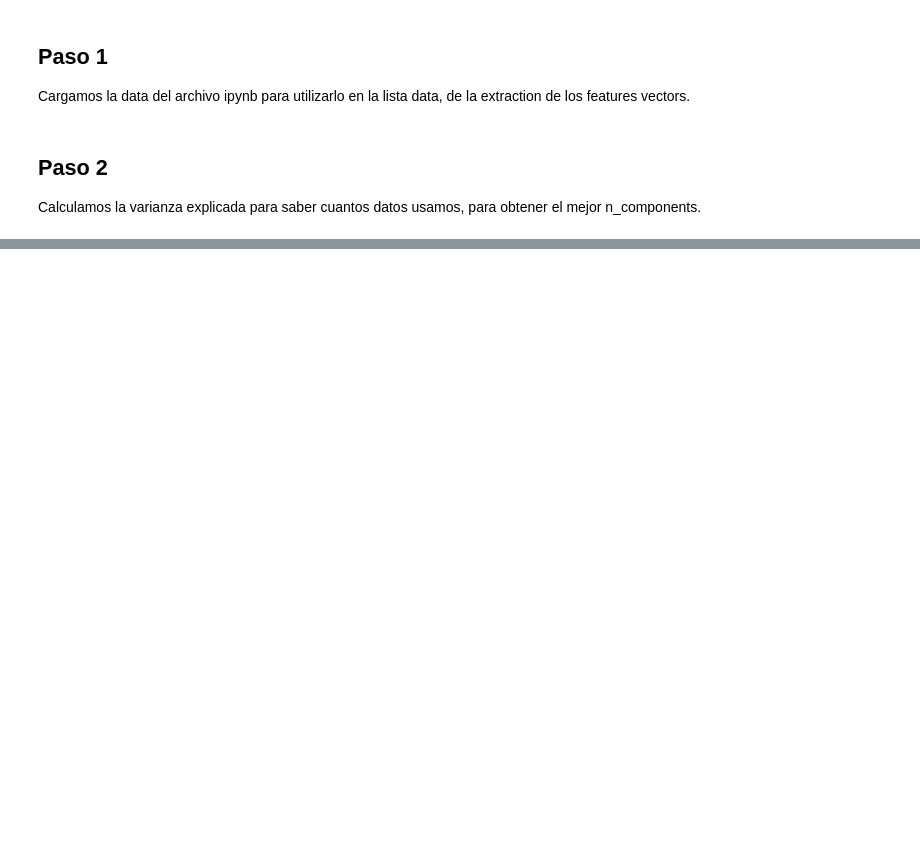
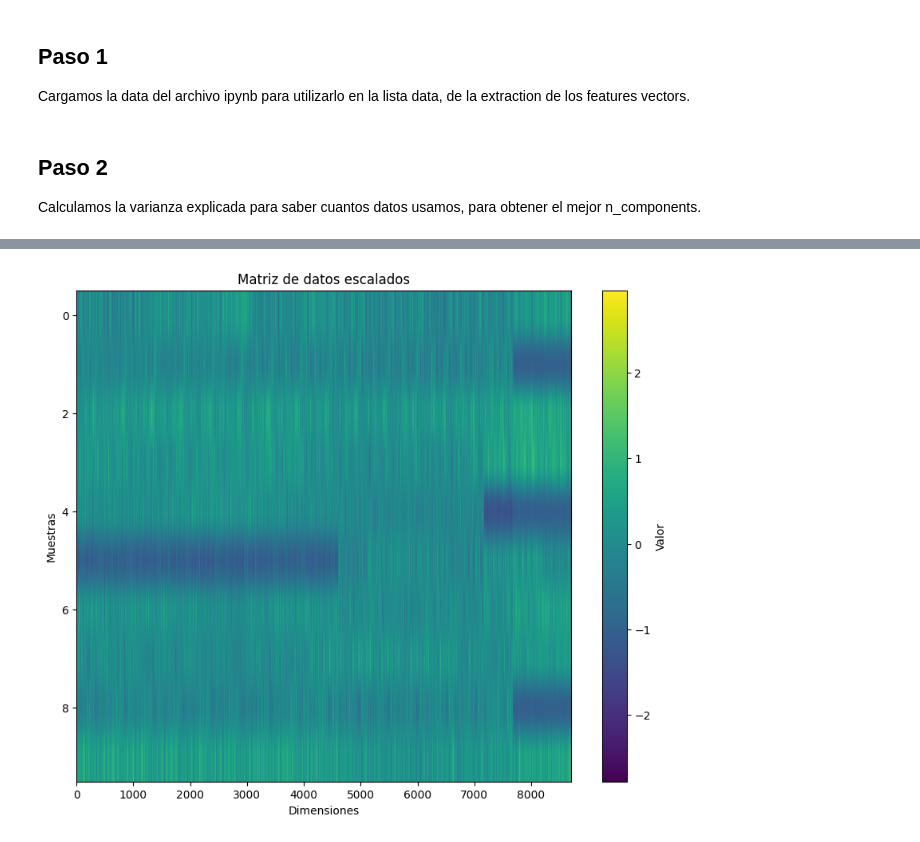
Before and after one commit to andrewkc/ml-project-3, a Jupyter notebook: part-3.ipynb, the cells around one changed output, grey strips where cells are left out. Cells and saved outputs as stored; diff of their text form; code cells hidden in the pictures; blank space fills up the shorter version.

```diff
--- a/part-3.ipynb
+++ b/part-3.ipynb
@@ -166,0 +29,24 @@ print(pca_components_save)
+# %%
+#Tamaño promedio obtenido de los tamaños
+scaler = StandardScaler()
+total_elements = sum(data.size for data in data_list)
+average_size = total_elements // len(data_list)
+
+resized_data_list = []
+for data in data_list:
+    flat_data = data.flatten()
+    if flat_data.size < average_size:
+        padded_data = np.pad(flat_data, (0, average_size - flat_data.size), mode='constant')
+    else:
+        padded_data = flat_data[:average_size]
+    resized_data_list.append(padded_data)
+
+scaled_data = scaler.fit_transform(resized_data_list)
+cov_matrix = np.cov(scaled_data.T)
+
+
+singular_values = np.linalg.svd(scaled_data, full_matrices=False, compute_uv=False)
+explained_variance_ratio = (singular_values ** 2) / np.sum(singular_values ** 2)
+cumulative_variance_ratio = np.cumsum(explained_variance_ratio)
+optimal_n_components = np.argmax(cumulative_variance_ratio >= 0.98) + 1
+print(optimal_n_components)
@@ -166,0 +133,10 @@ print(pca_components_save)
+# %%
+plt.figure(figsize=(10, 8))
+plt.imshow(scaled_data, cmap='viridis', aspect='auto')
+plt.colorbar(label='Valor')
+plt.title('Matriz de datos escalados')
+plt.xlabel('Dimensiones')
+plt.ylabel('Muestras')
+plt.show()
+# %% [output]
+[figure, added]
```
Also changed, not shown: parts of 16 cells of this notebook.
